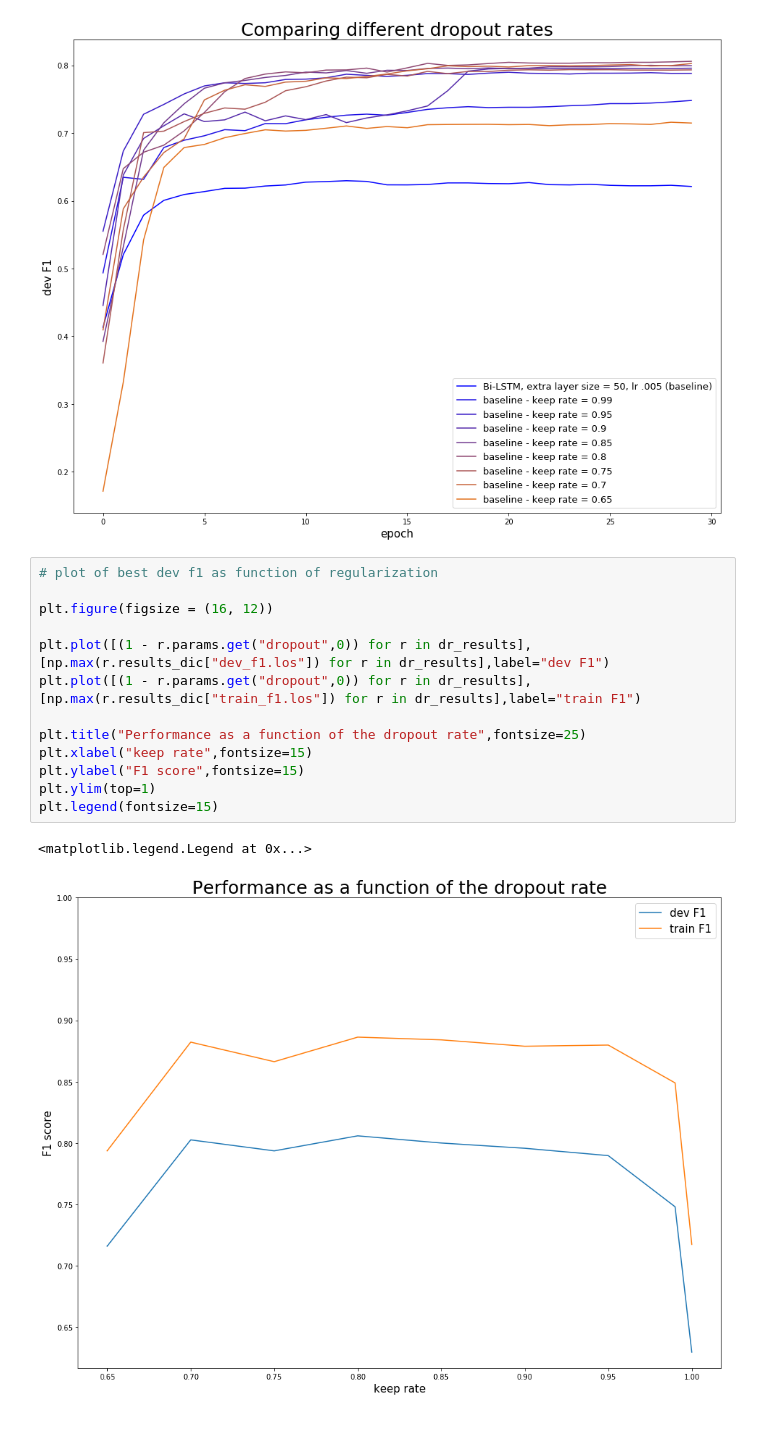
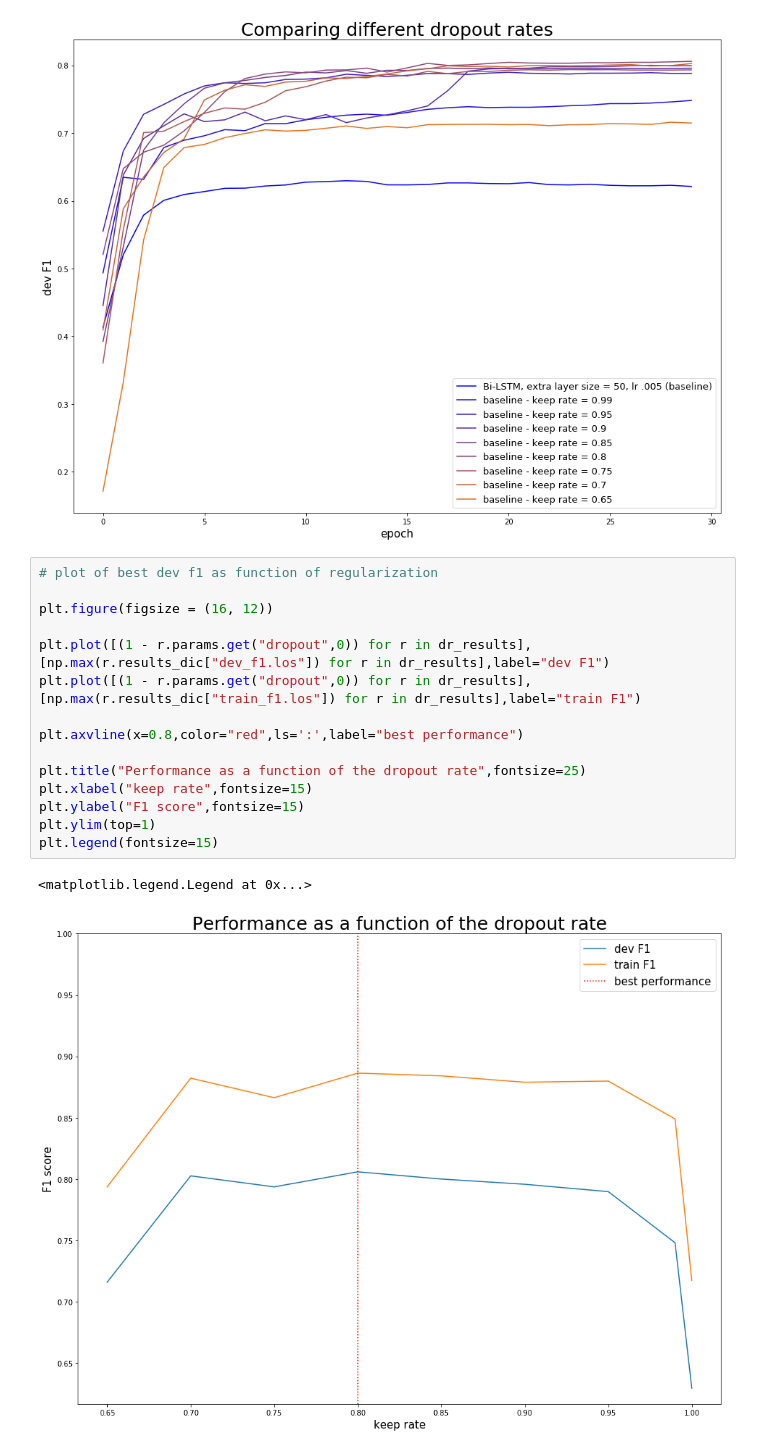
Before and after one commit to vincentbillaut/neuralNER, a Jupyter notebook: notebooks/VisualizeRuns.ipynb, the cells around one changed output. Cells and saved outputs as stored; diff of their text form.

```diff
--- a/notebooks/VisualizeRuns.ipynb
+++ b/notebooks/VisualizeRuns.ipynb
@@ -290,16 +321,18 @@ plt.show()
 # %%
 # plot of best dev f1 as function of regularization
 
 plt.figure(figsize = (16, 12))
 
 plt.plot([(1 - r.params.get("dropout",0)) for r in dr_results],[np.max(r.results_dic["dev_f1.los"]) for r in dr_results],label="dev F1")
 plt.plot([(1 - r.params.get("dropout",0)) for r in dr_results],[np.max(r.results_dic["train_f1.los"]) for r in dr_results],label="train F1")
 
+plt.axvline(x=0.8,color="red",ls=':',label="best performance")
+
 plt.title("Performance as a function of the dropout rate",fontsize=25)
 plt.xlabel("keep rate",fontsize=15)
 plt.ylabel("F1 score",fontsize=15)
 plt.ylim(top=1)
 plt.legend(fontsize=15)
 # %% [output]
 <matplotlib.legend.Legend at 0x...>
-[figure, old version]
+[figure, new version]
```
Also changed, not shown: parts of 1 cell of this notebook, 2 other files.
